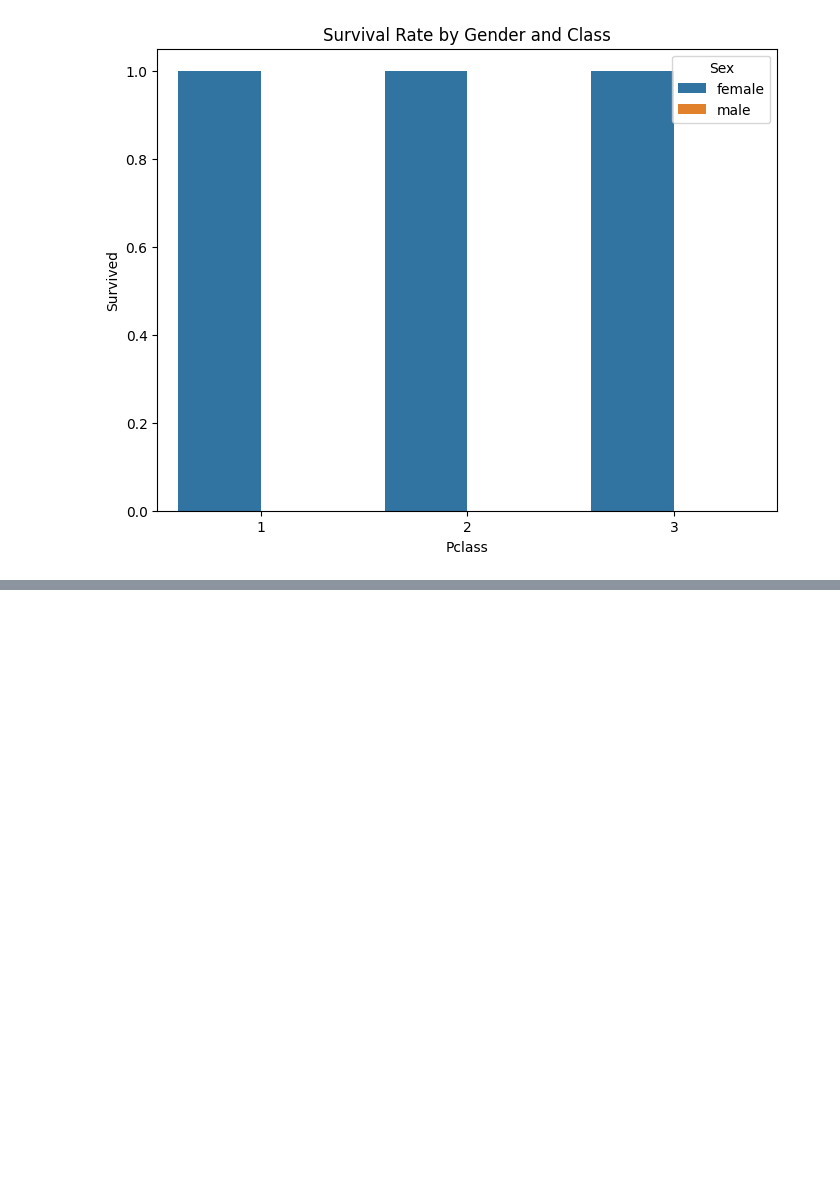
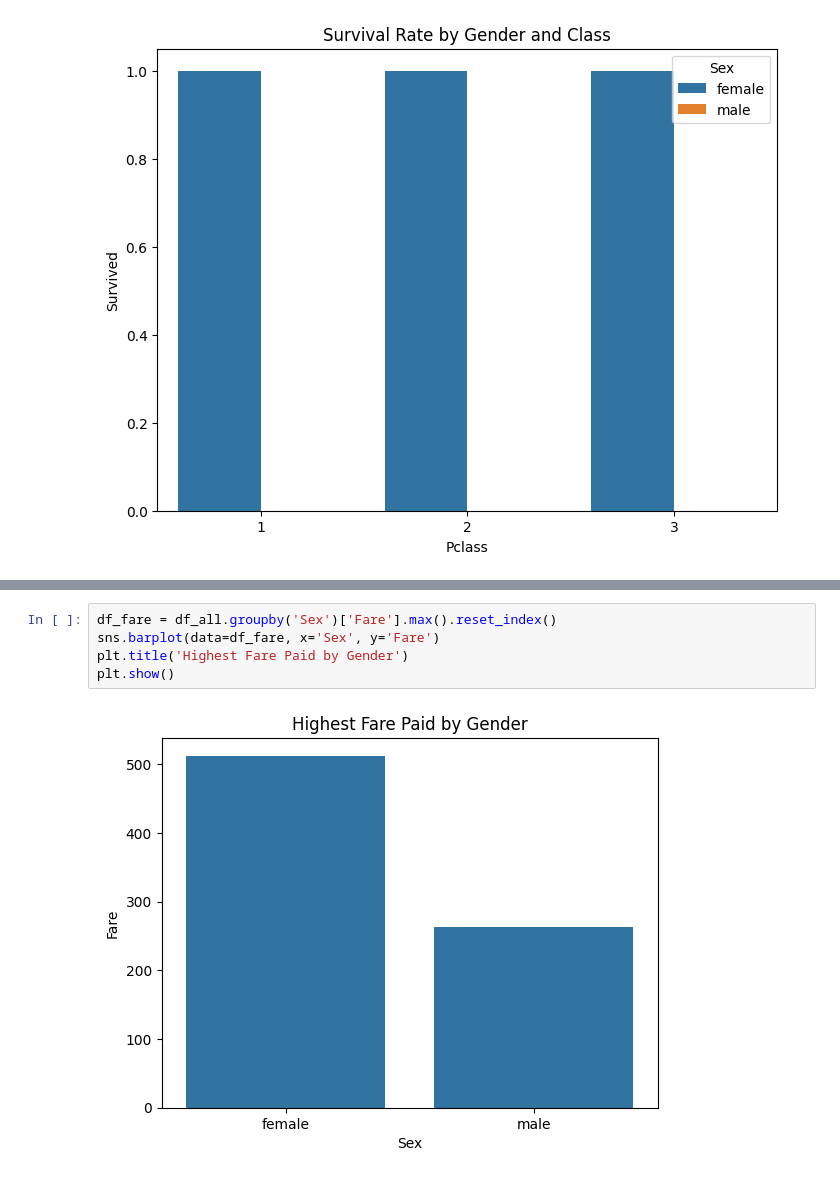
Before and after one commit to Paras-Gith/Titanic_data, a Jupyter notebook: solution.ipynb, the cells around one changed output, grey strips where cells are left out. Cells and saved outputs as stored; diff of their text form; blank space fills up the shorter version.

```diff
--- a/solution.ipynb
+++ b/solution.ipynb
@@ -158,0 +177,7 @@ plt.show()
+# %%
+df_fare = df_all.groupby('Sex')['Fare'].max().reset_index()
+sns.barplot(data=df_fare, x='Sex', y='Fare')
+plt.title('Highest Fare Paid by Gender')
+plt.show()
+# %% [output]
+[figure, added]
```
Also changed, not shown: parts of 3 cells of this notebook.
